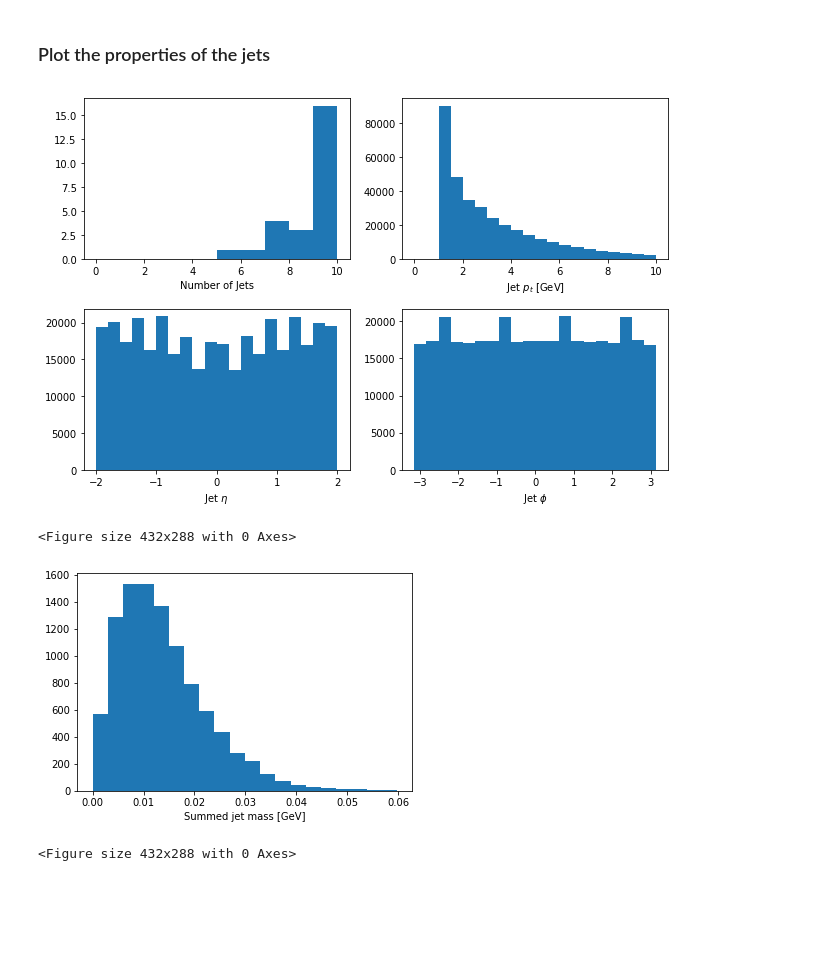
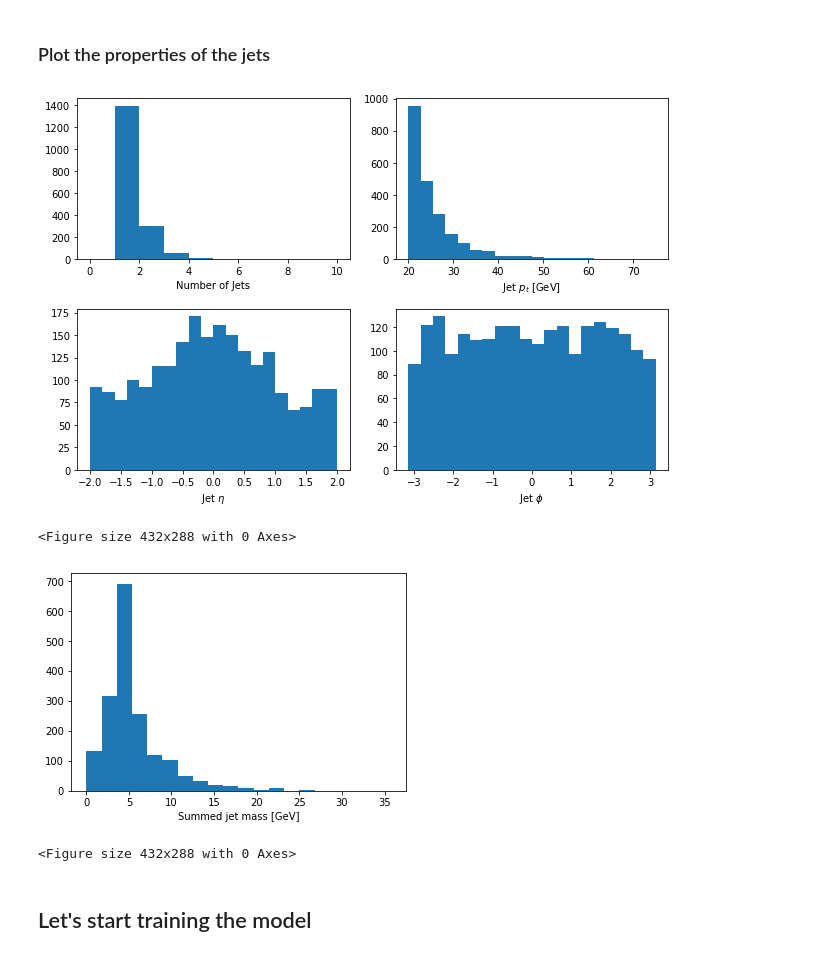
Before and after one commit to WyattBlair77/DataExploration, a Jupyter notebook: Preliminary_GAN.ipynb, the cells around one changed output. Drawn from its saved outputs; the diff is of its cells as text; code cells hidden in the pictures; blank space fills up the shorter version.

```diff
--- a/Preliminary_GAN.ipynb
+++ b/Preliminary_GAN.ipynb
@@ -29,10 +32,18 @@ data_full = np.load(data_path)
 n_samples = 10**4
 data = data_full[:n_samples]
 
-for i in range(len(data)):
-    for j in range(len(data[i])):
-        for k in range(len(data[i][j])):
-            data[i][j][k] = data[i][j][k] * normalization_constant
+norm_full = True
+
+if not norm_full:
+    for i in range(len(data)):
+        for j in range(len(data[i])):
+            for k in range(len(data[i][j])):
+                data[i][j][k] = data[i][j][k] * normalization_constant
+elif norm_full:
+    for i in range(len(data_full)):
+        for j in range(len(data_full[i])):
+            for k in range(len(data_full[i][j])):
+                data_full[i][j][k] = data_full[i][j][k] * normalization_constant
 # %%
 #construct jets
 jets = reco.reconstruct_events(data)
@@ -81,7 +92,7 @@ ax1.hist(jetCount, bins=10, range=(0,10))
 ax1.set_xlabel('Number of Jets')
 
 #jet pt
-ax2.hist(jets.pt, bins=20, range=(0,10))
+ax2.hist(jets.pt, bins=20, range=(20,75))
 ax2.set_xlabel('Jet $p_t$ [GeV]')
 
 #jet eta
@@ -94,15 +105,17 @@ ax4.set_xlabel('Jet $\phi$')
 
 plt.tight_layout()
 # %% [output]
-[figure, old version]
+[figure, new version]
 # %%
 # Sum of jet mass
 sumMass = jets.groupby('event').apply(lambda x: x.m.sum())
-plt.hist(sumMass*1e-3, bins=20)
+plt.hist(sumMass, bins=20)
 plt.xlabel('Summed jet mass [GeV]');
 
 plt.figure()
 # %% [output]
 <Figure size 432x288 with 0 Axes>
-[figure, old version]
+[figure, new version]
 <Figure size 432x288 with 0 Axes>
+# %% [markdown]
+## Let's start training the model
```
Also changed, not shown: parts of 4 cells of this notebook, 5 other files.
